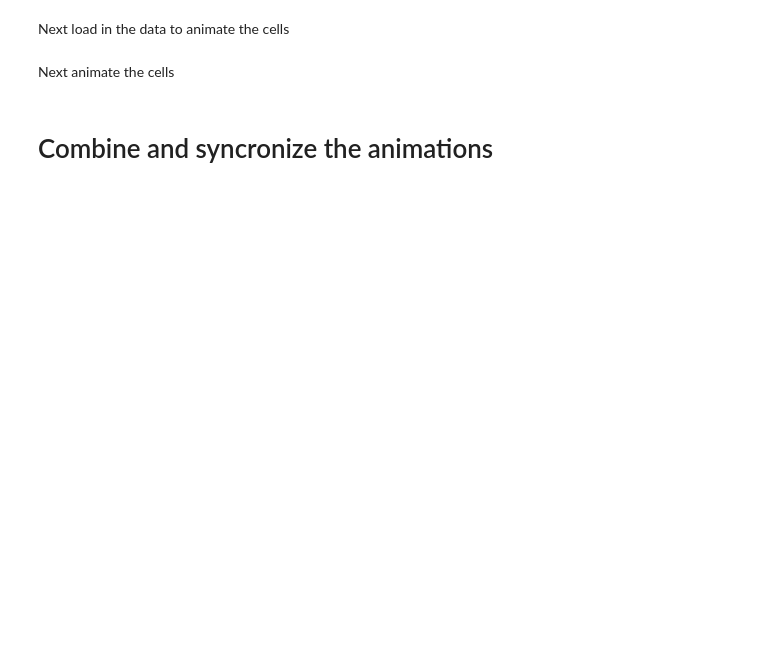
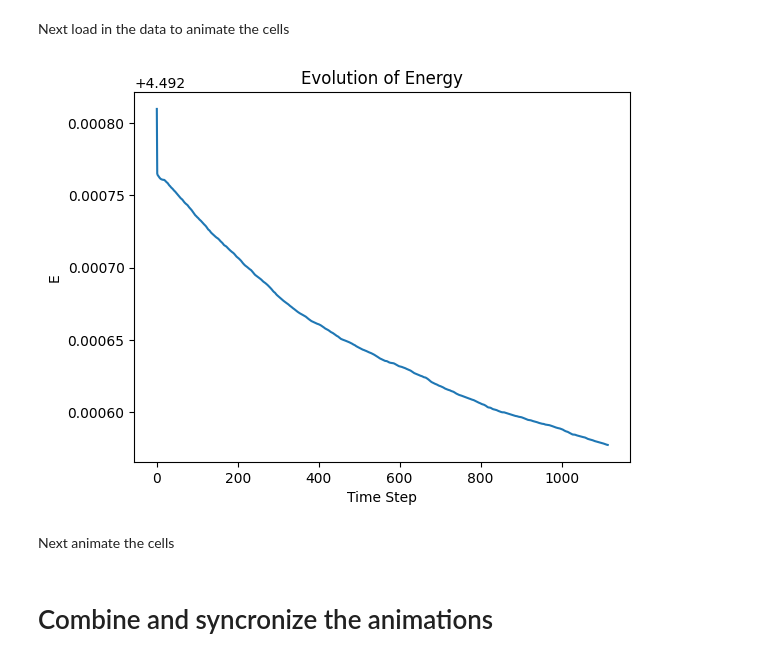
Before and after one commit to thelavier/3DIncompressibleSG, a Jupyter notebook: RunCode.ipynb, the cells around one changed output. Drawn from its saved outputs; the diff is of its cells as text; code cells hidden in the pictures; blank space fills up the shorter version.

```diff
--- a/RunCode.ipynb
+++ b/RunCode.ipynb
@@ -73,20 +96,22 @@ Next load in the data to animate the cells
 # %%
 import auxfunctions as aux
 
 # Load the data from the MessagePack file
 Z, C, W, M, TC = aux.load_data('./data/SG_data.msgpack')
 
 # Compute the Velocities, Temperature, and Kinetic Energy
 MVel, ZVel, TVel, T, E, Eerr = aux.Properties(Z, C, TC)
 
 # Create a line plot
 plt.plot(E)
 # Add labels and title
 plt.xlabel('Time Step')
 plt.ylabel('E')
-plt.title('Evolution of Total Energy')
+plt.title('Evolution of Energy')
 
 plt.show()
+# %% [output]
+[figure, added]
 # %% [markdown]
 Next animate the cells
 # %%
```
Also changed, not shown: parts of 4 cells of this notebook, 3 other files.
